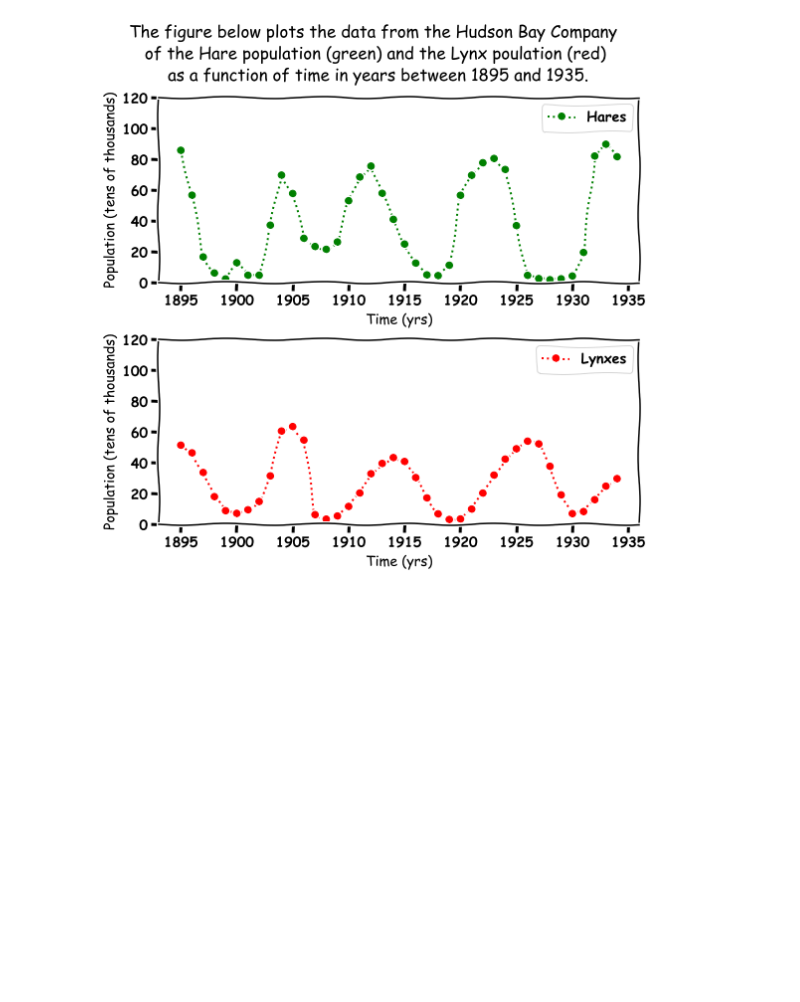
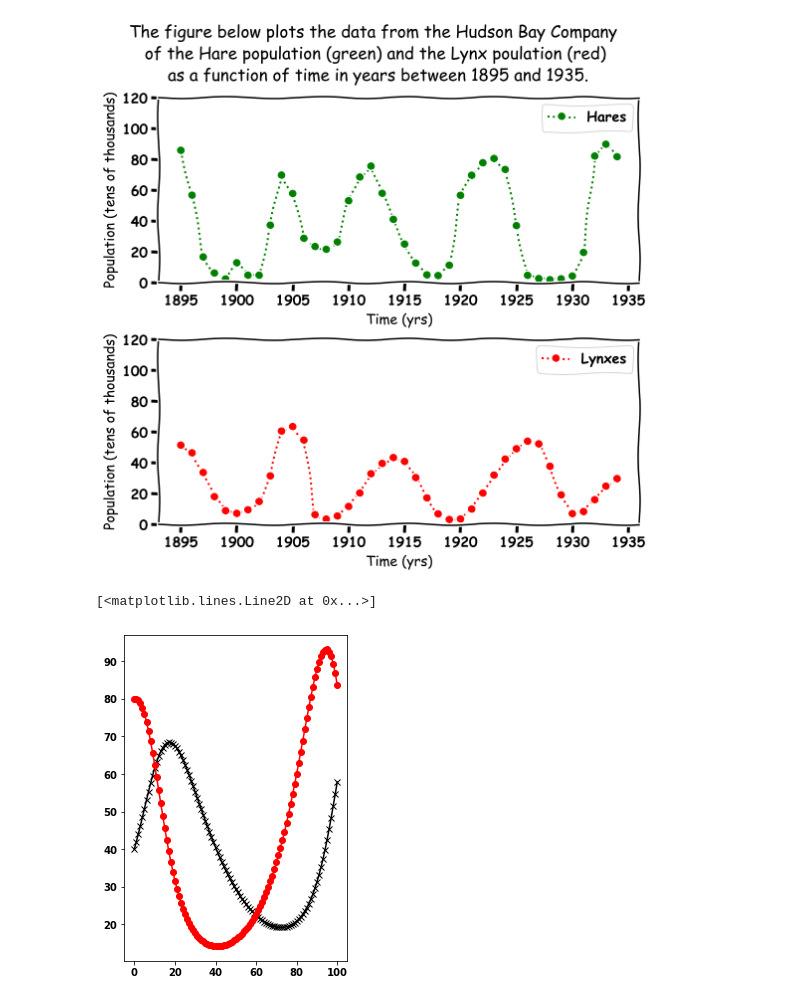
Before and after one commit to john-s-butler-dit/Predator-Prey-for-Young-Minds, a Jupyter notebook: Snow Hares and Lynxes Frontiers for Young Minds.ipynb, the cells around one changed output. Saved outputs shown, nothing was run; the diff lists cells and outputs as text; code cells hidden in the pictures; blank space fills up the shorter version.

```diff
--- a/Snow Hares and Lynxes Frontiers for Young Minds.ipynb
+++ b/Snow Hares and Lynxes Frontiers for Young Minds.ipynb
@@ -477,0 +485,21 @@ The PostScript backend does not support transparency; partially transparent arti
+# %%
+N=101
+H_C=np.zeros(N)
+L_C=np.zeros(N)
+H_C[0]=80
+L_C[0]=40
+
+
+for i in range(0,100):
+    H_C[i+1]=H_C[i]+0.1*H_C[i]-0.0025*L_C[i]*H_C[i]
+    L_C[i+1]=L_C[i]-0.05*L_C[i]+0.00125*L_C[i]*H_C[i]
+
+
+fig = plt.figure(1,figsize=(4,6))
+
+ax = fig.add_subplot(1,1,1)
+ax.plot(L_C,'-x',color='black')
+ax.plot(H_C,'-o',color='red')
+# %% [output]
+[<matplotlib.lines.Line2D at 0x...>]
+[figure, added]
```
Also changed, not shown: parts of 7 cells of this notebook, 15 other files.
